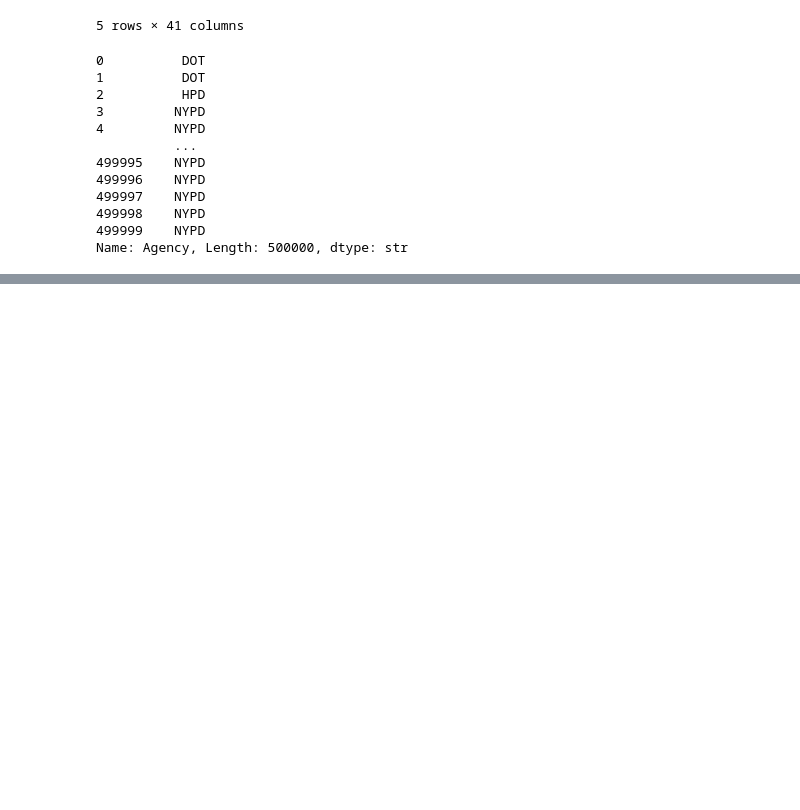
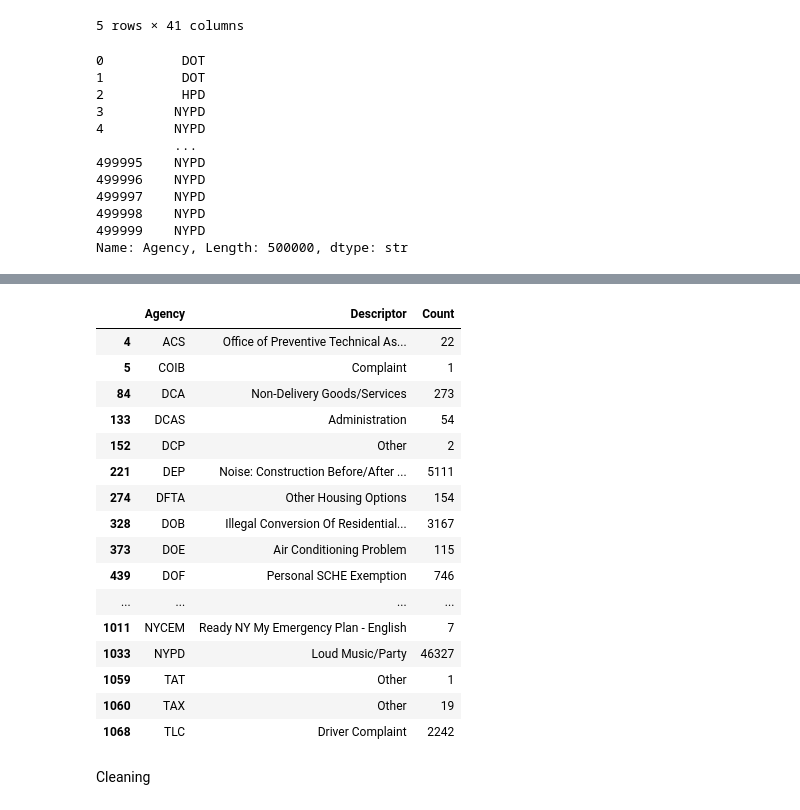
Before and after one commit to iridescen7/computing-in-context, a Jupyter notebook: lec_18.ipynb, the cells around one changed output, grey strips where cells are left out. Drawn from its saved outputs; the diff is of its cells as text; code cells hidden in the pictures; blank space fills up the shorter version.

```diff
--- a/lec_18.ipynb
+++ b/lec_18.ipynb
@@ -33,0 +51,6 @@ Name: Agency, Length: 500000, dtype: str
+# %%
+groups = df.groupby(["Agency", "Descriptor"]).size()
+counts_per_agency = groups.reset_index(name="Count").sort_values(
+    ["Agency", "Count"], ascending=False
+)
+counts_per_agency
@@ -33,0 +71,22 @@ Name: Agency, Length: 500000, dtype: str
+# %%
+counts_per_agency.drop_duplicates("Agency").sort_values("Agency")
+# %% [output]
+|  | Agency | Descriptor | Count |
+| 4 | ACS | Office of Preventive Technical As... | 22 |
+| 5 | COIB | Complaint | 1 |
+| 84 | DCA | Non-Delivery Goods/Services | 273 |
+| 133 | DCAS | Administration | 54 |
+| 152 | DCP | Other | 2 |
+| 221 | DEP | Noise: Construction Before/After ... | 5111 |
+| 274 | DFTA | Other Housing Options | 154 |
+| 328 | DOB | Illegal Conversion Of Residential... | 3167 |
+| 373 | DOE | Air Conditioning Problem | 115 |
+| 439 | DOF | Personal SCHE Exemption | 746 |
+| ... | ... | ... | ... |
+| 1011 | NYCEM | Ready NY My Emergency Plan - English | 7 |
+| 1033 | NYPD | Loud Music/Party | 46327 |
+| 1059 | TAT | Other | 1 |
+| 1060 | TAX | Other | 19 |
+| 1068 | TLC | Driver Complaint | 2242 |
+# %% [markdown]
+Cleaning
```
Also changed, not shown: parts of 5 cells of this notebook, 12 other files.
